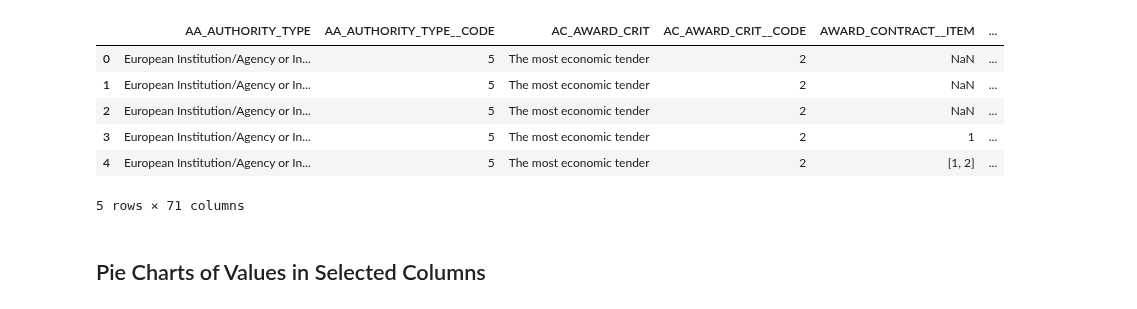
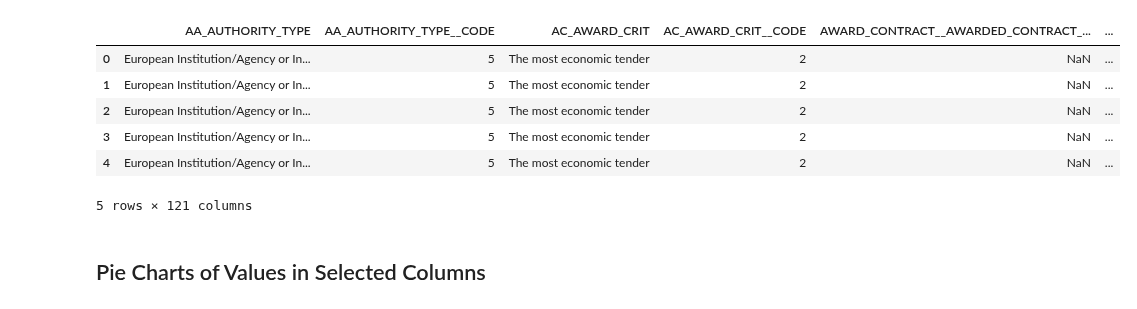
Before and after one commit to nfreundlich/CS498-CCA-CourseProject, a Jupyter notebook: notebooks/column_set_exploration.ipynb, the cells around one changed output. Cells and saved outputs as stored; diff of their text form; code cells hidden in the pictures.

```diff
--- a/notebooks/column_set_exploration.ipynb
+++ b/notebooks/column_set_exploration.ipynb
@@ -7,18 +7,18 @@ import matplotlib.pyplot as plt
 cols = np.load("columns.npy")
 df = pd.read_pickle("data/df.pkl")
 # %%
-# subset to only the 71 columns we will be using
-df = df[sorted(cols)]
+# subset to only the 89 columns we will be using
+df2 = df[sorted(cols)]
 # %%
-df.head()
+df2.head()
 # %% [output]
-|  | AA_AUTHORITY_TYPE | AA_AUTHORITY_TYPE__CODE | AC_AWARD_CRIT | AC_AWARD_CRIT__CODE | AWARD_CONTRACT__ITEM | ... |
+|  | AA_AUTHORITY_TYPE | AA_AUTHORITY_TYPE__CODE | AC_AWARD_CRIT | AC_AWARD_CRIT__CODE | AWARD_CONTRACT__AWARDED_CONTRACT_... | ... |
 | 0 | European Institution/Agency or In... | 5 | The most economic tender | 2 | NaN | ... |
 | 1 | European Institution/Agency or In... | 5 | The most economic tender | 2 | NaN | ... |
 | 2 | European Institution/Agency or In... | 5 | The most economic tender | 2 | NaN | ... |
-| 3 | European Institution/Agency or In... | 5 | The most economic tender | 2 | 1 | ... |
-| 4 | European Institution/Agency or In... | 5 | The most economic tender | 2 | [1, 2] | ... |
+| 3 | European Institution/Agency or In... | 5 | The most economic tender | 2 | NaN | ... |
+| 4 | European Institution/Agency or In... | 5 | The most economic tender | 2 | NaN | ... |
-5 rows × 71 columns
+5 rows × 121 columns
 # %% [markdown]
 ## Pie Charts of Values in Selected Columns
 # %%
```
Also changed, not shown: parts of 11 cells of this notebook, 2 other files.
